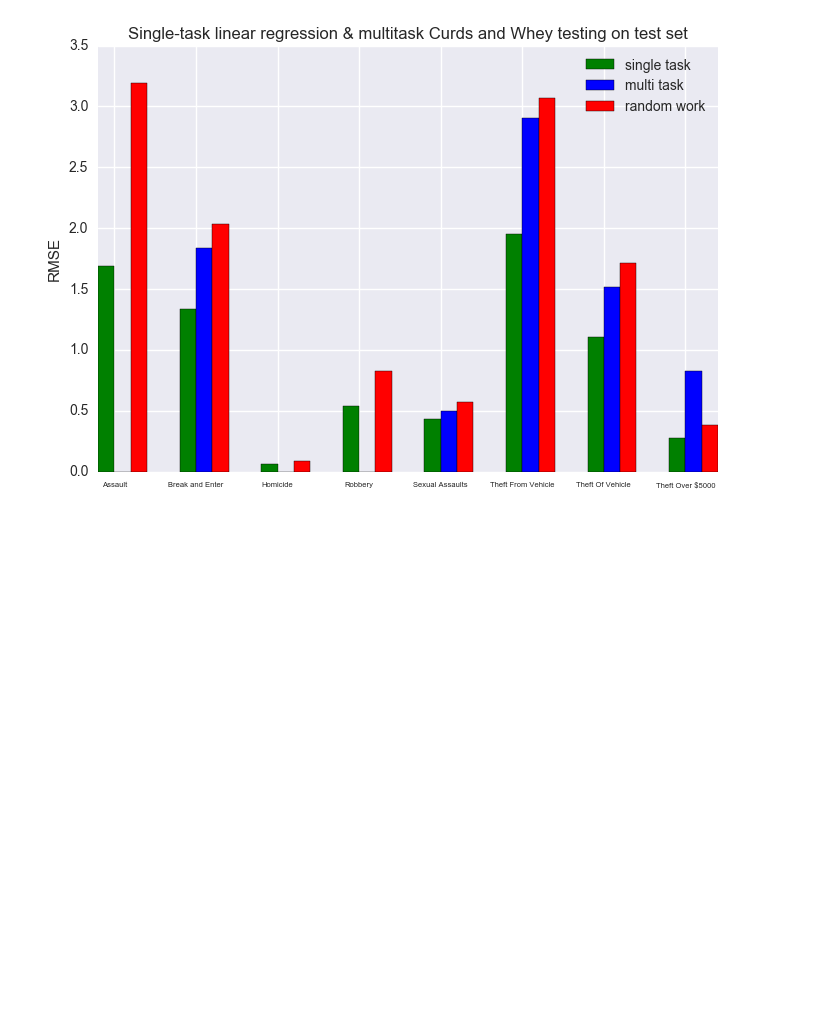
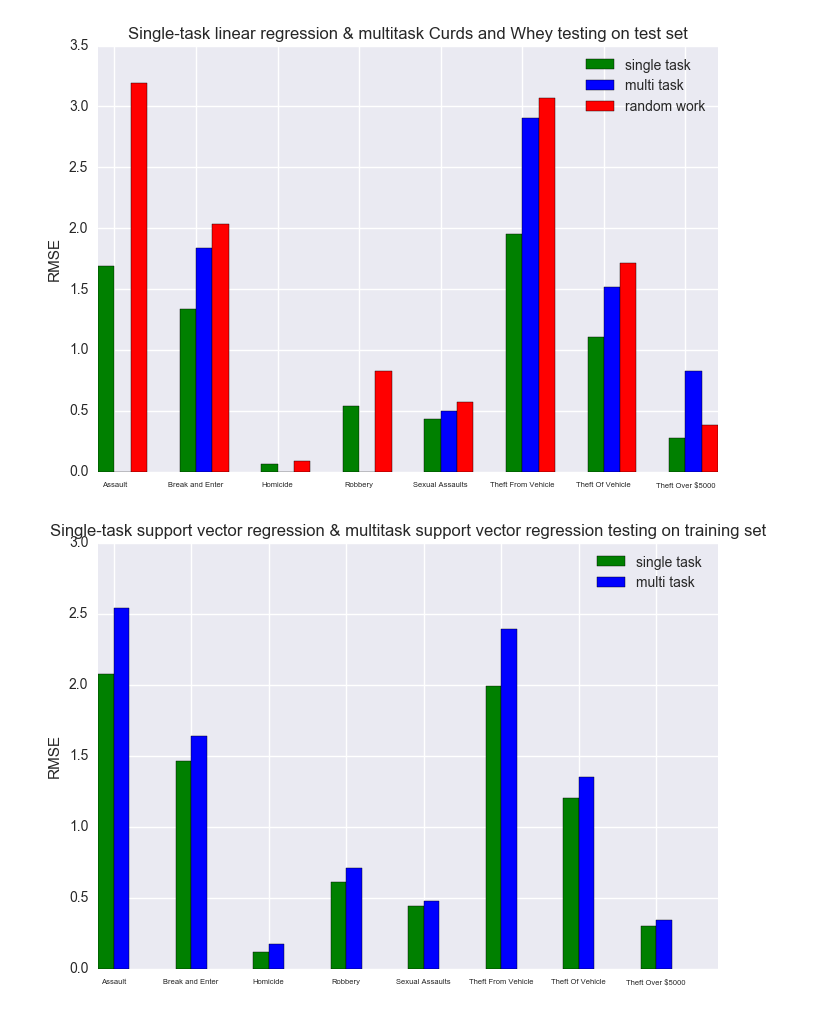
Before and after one commit to koosha/crime-analytics, a Jupyter notebook: final/bar.ipynb, the cells around one changed output. Cells and saved outputs as stored; diff of their text form; code cells hidden in the pictures; blank space fills up the shorter version.

```diff
--- a/final/bar.ipynb
+++ b/final/bar.ipynb
@@ -144,3 +144,26 @@ title = 'Single-task linear regression & multitask Curds and Whey testing on tes
 display(p11, p21, title, p31)
 # %% [output]
 [figure]
+# %%
+# Single-task support vector regression & multitask support vector regression testing on training set
+p1 = [2.0738392488996134,
+    1.4611308881498328,
+    0.11818371844017735,
+    0.61194026421983405,
+    0.44363399109128299,
+    1.9877347123075662,
+    1.1989440573112444,
+    0.30255554047556144]
+
+p2 = [2.54022464761,
+    1.64165501215,
+    0.176725875446,
+    0.705823207739,
+    0.474759748292,
+    2.38919595667,
+    1.34822023886,
+    0.34410069911]
+title = 'Single-task support vector regression & multitask support vector regression testing on training set'
+display(p1, p2, title)
+# %% [output]
+[figure, added]
```
Also changed, not shown: parts of 1 cell of this notebook, 8 other files.
